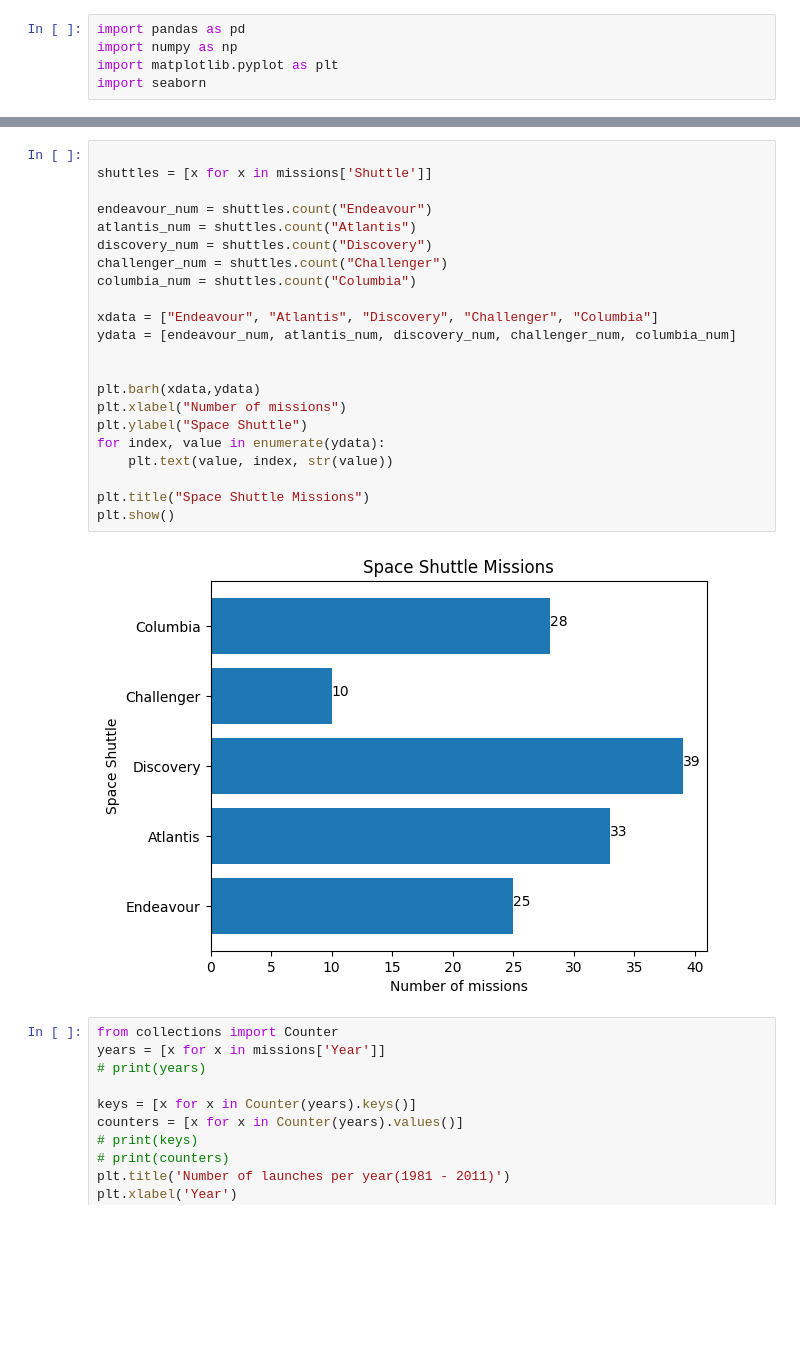
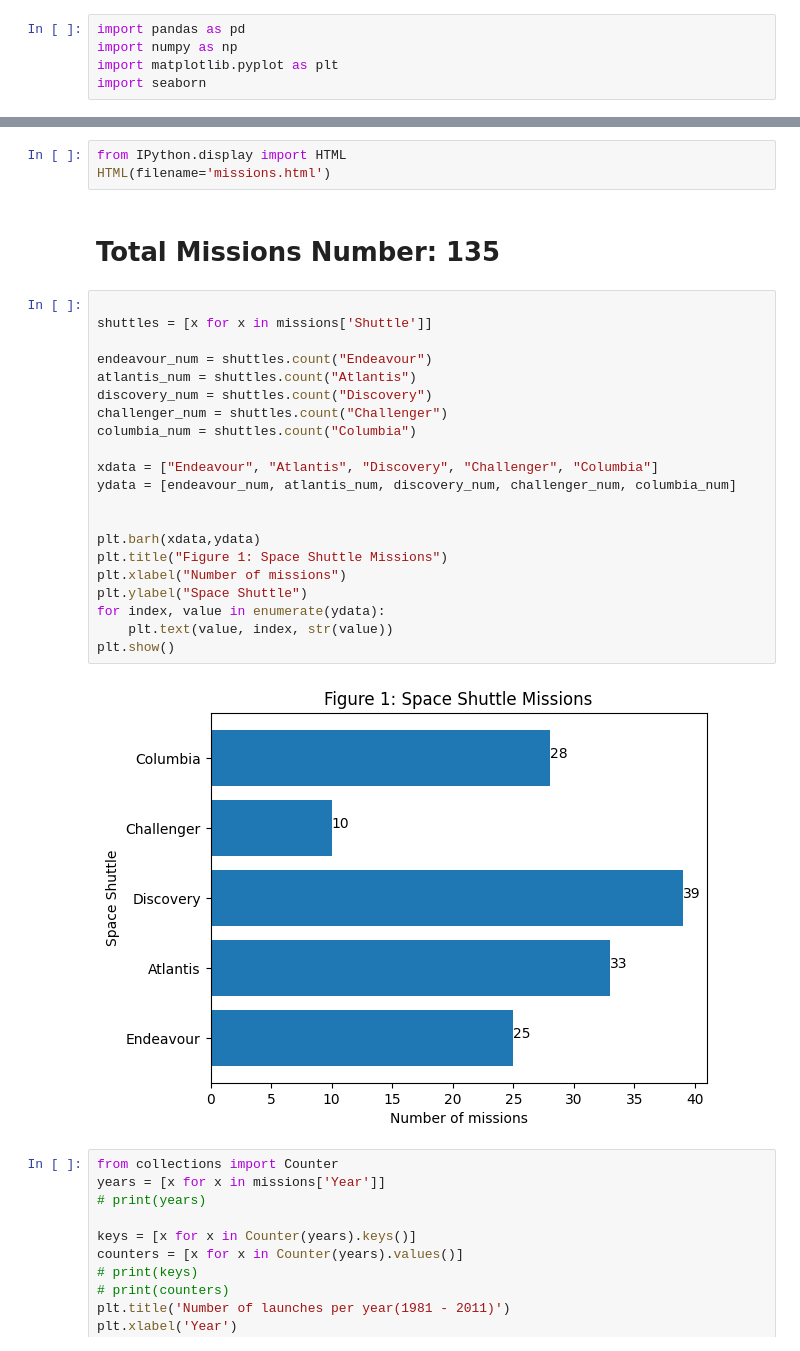
Before and after one commit to karastoyanov/space_shuttle_missions, a Jupyter notebook: space_shuttles_study.ipynb, the cells around one changed output, grey strips where cells are left out. Drawn from its saved outputs; the diff is of its cells as text; blank space fills up the shorter version.

```diff
--- a/space_shuttles_study.ipynb
+++ b/space_shuttles_study.ipynb
@@ -30,27 +21,31 @@ Total Missions: 135
+# %%
+from IPython.display import HTML
+HTML(filename='missions.html')
+# %% [output]
+Total Missions Number: 135
 # %%
 
 shuttles = [x for x in missions['Shuttle']]
 
 endeavour_num = shuttles.count("Endeavour")
 atlantis_num = shuttles.count("Atlantis")
 discovery_num = shuttles.count("Discovery")
 challenger_num = shuttles.count("Challenger")
 columbia_num = shuttles.count("Columbia")
 
 xdata = ["Endeavour", "Atlantis", "Discovery", "Challenger", "Columbia"]
 ydata = [endeavour_num, atlantis_num, discovery_num, challenger_num, columbia_num]
 
 
 plt.barh(xdata,ydata)
+plt.title("Figure 1: Space Shuttle Missions")
 plt.xlabel("Number of missions")
 plt.ylabel("Space Shuttle")
 for index, value in enumerate(ydata):
     plt.text(value, index, str(value))
-
-plt.title("Space Shuttle Missions")
 plt.show()
 # %% [output]
-[figure, old version]
+[figure, new version]
 # %%
 from collections import Counter
 years = [x for x in missions['Year']]
```
Also changed, not shown: parts of 1 cell of this notebook, 2 other files.
